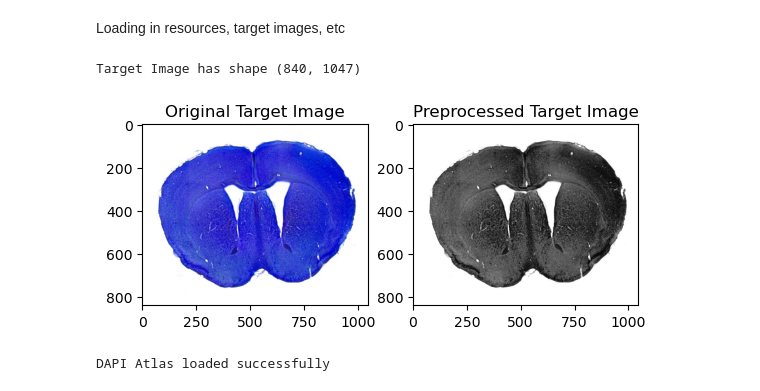
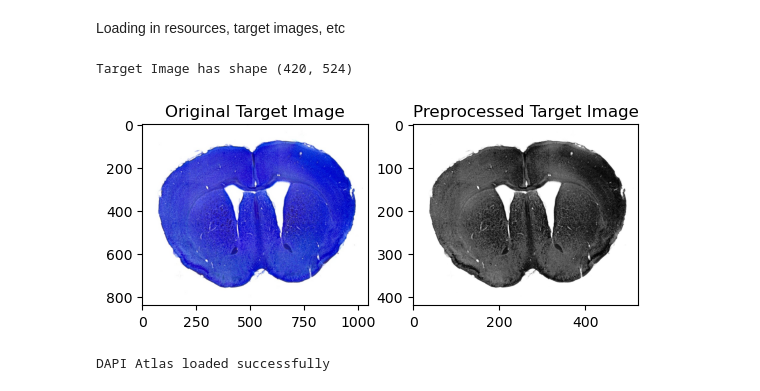
Before and after one commit to rk324/Dissecting-Atlas-Registered-Tissue, a Jupyter notebook: notebook.ipynb, the cells around one changed output. Drawn from its saved outputs; the diff is of its cells as text; code cells hidden in the pictures.

Commit message:
ensured everything works with downscaling

```diff
--- a/notebook.ipynb
+++ b/notebook.ipynb
@@ -39,27 +39,31 @@ Loading in resources, target images, etc
 # %%
 # Loading in target image
 %matplotlib inline
+
+data_folder = "Data\\Target_samples\\batch"
+
 
 img_filename = "Data\\Target_samples\\sample_1.jpg" #### REPLACE ME ####
 W_original = ski.io.imread(img_filename)
 W = W_original.copy()
 
 # uncomment/comment out preprocessing lines as needed, feel free to edit, rearrange, and add your own pre-processing
+ds_factor = 2 #### CHANGE ME #### if working with larger image that needs downscaling
+W = ski.transform.downscale_local_mean(W, (ds_factor, ds_factor,1)) # downscaling using above factor
+W_ds = W.copy().astype('uint8') # save downscaled but not gray scaled image
 W = ski.color.rgb2gray(W) # greyscaling rgb image
 W = (W - np.min(W)) / (np.max(W) - np.min(W)) # normalizing image
 W = 1-W # inverting, optional
-ds_factor = 1 #### CHANGE ME #### if working with larger image that needs downscaling
-W = ski.transform.downscale_local_mean(W, (ds_factor, ds_factor)) # downscaling using above factor
 
 fig, ax = plt.subplots(1,2)
 ax[0].imshow(W_original)
 ax[0].set_title("Original Target Image")
 ax[1].imshow(W,cmap='Grays')
 ax[1].set_title("Preprocessed Target Image");
 print(f'Target Image has shape {W.shape}')
 # %% [output]
-Target Image has shape (840, 1047)
+Target Image has shape (420, 524)
-[figure, old version]
+[figure, new version]
 # %%
 # Loading Atlas
 # options: DAPI, ALLEN, OTHER
```
Also changed, not shown: parts of 14 cells of this notebook.
